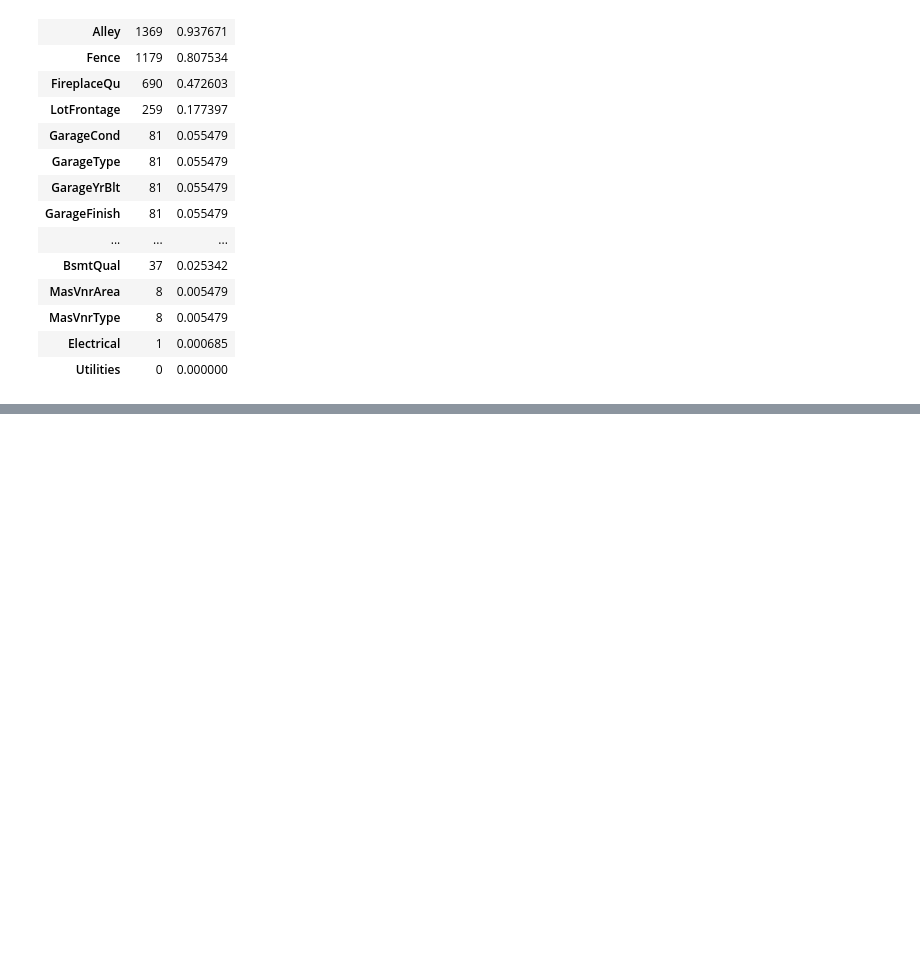
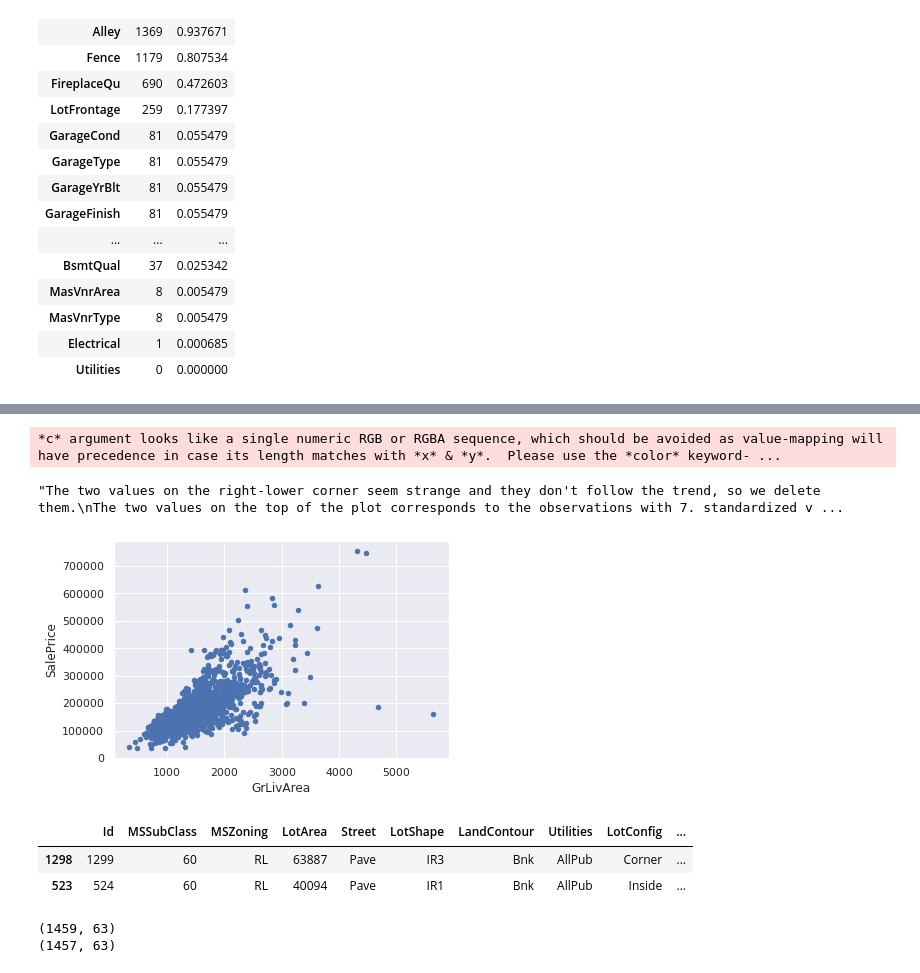
Before and after one commit to Dunfu1993/House_Prices, a Jupyter notebook: House_Prices.ipynb, the cells around one changed output, grey strips where cells are left out. Cells and saved outputs as stored; diff of their text form; code cells hidden in the pictures; blank space fills up the shorter version.

```diff
--- a/House_Prices.ipynb
+++ b/House_Prices.ipynb
@@ -436,3 +436,17 @@ missing_data.head(20)
 | MasVnrType | 8 | 0.005479 |
 | Electrical | 1 | 0.000685 |
 | Utilities | 0 | 0.000000 |
+# %%
+train_wo_missing = train.copy()
+# %%
+# Variables with missing rate higher than 15% should be deleted: PoolQC, MiscFeature, Alley, Fence, FireplaceQu, LotFrontage
+# GarageX vairables are highly correlated with 'GarageCars' which is already in the model, so we delete all of them
+# BsmtX variables are highly correlated with 'TotalBsmtSF' which is already in the model, so we delete all of them
+# MasVnrArea and MasVnrType are highly correlated with 'YearBuilt' & 'OverallQual', so we delete both
+# For 'Electrical', we'll remove the missing observation and keep the variable
+
+
+train_wo_missing = train_wo_missing.drop(missing_data[missing_data['Total']>1].index, 1)
+train_wo_missing = train_wo_missing.drop(train.loc[train['Electrical'].isnull()].index)
+
+train_wo_missing.isnull().sum().max()
@@ -438,0 +494,32 @@ missing_data.head(20)
+# %%
+# Scatter plot between SalePrice and GrLivArea
+
+var = 'GrLivArea'
+data = pd.concat([train_wo_missing['SalePrice'], train_wo_missing[var]], axis = 1)
+data.plot.scatter(x = var, y = 'SalePrice')
+
+"""The two values on the right-lower corner seem strange and they don't follow the trend, so we delete them.
+The two values on the top of the plot corresponds to the observations with 7. standardized values.
+They follow the trend, so we keep them."""
+# %% [output]
+*c* argument looks like a single numeric RGB or RGBA sequence, which should be avoided as value-mapping will have precedence in case its length matches with *x* & *y*.  Please use the *color* keyword- ...
+"The two values on the right-lower corner seem strange and they don't follow the trend, so we delete them.\nThe two values on the top of the plot corresponds to the observations with 7. standardized v ...
+[figure, added]
+# %%
+train_wo_missing.sort_values(by = 'GrLivArea', ascending = False)[:2]
+# %% [output]
+|  | Id | MSSubClass | MSZoning | LotArea | Street | LotShape | LandContour | Utilities | LotConfig | ... |
+| 1298 | 1299 | 60 | RL | 63887 | Pave | IR3 | Bnk | AllPub | Corner | ... |
+| 523 | 524 | 60 | RL | 40094 | Pave | IR1 | Bnk | AllPub | Inside | ... |
+# %%
+# Delete the two strange observations
+
+train_wo_missing_or_outlier = train_wo_missing.copy()
+train_wo_missing_or_outlier = train_wo_missing_or_outlier.drop(train_wo_missing_or_outlier[train_wo_missing_or_outlier['Id'] == 1299].index)
+train_wo_missing_or_outlier = train_wo_missing_or_outlier.drop(train_wo_missing_or_outlier[train_wo_missing_or_outlier['Id'] == 524].index)
+
+print(train_wo_missing.shape)
+print(train_wo_missing_or_outlier.shape)
+# %% [output]
+(1459, 63)
+(1457, 63)
```
Also changed, not shown: parts of 21 cells of this notebook.
